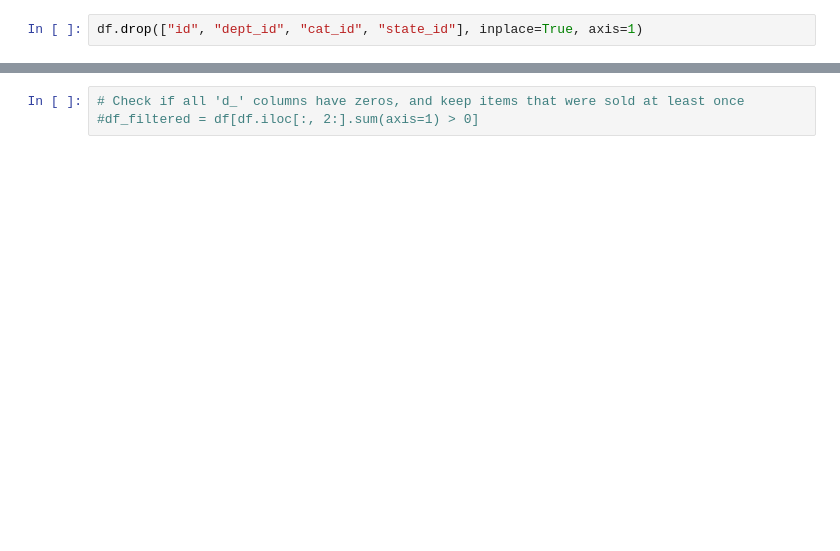
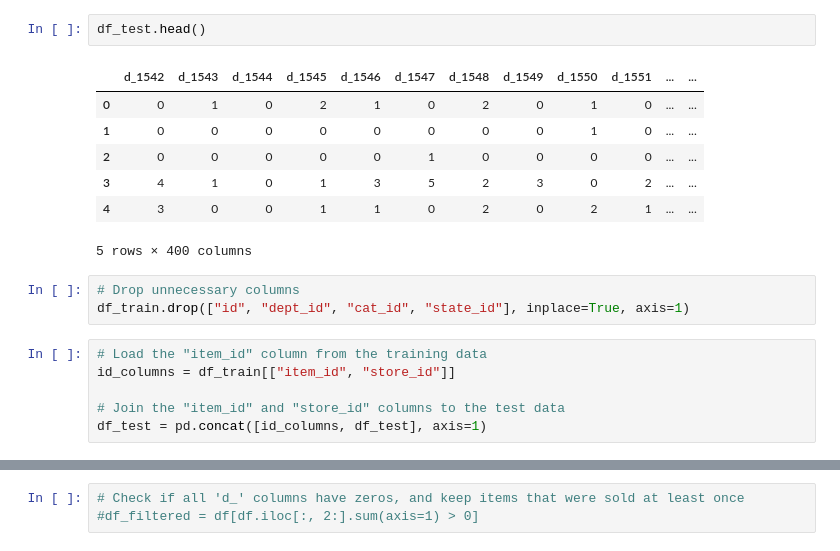
Before and after one commit to Kritz23/adv_mla_at2, a Jupyter notebook: notebooks/predictive/dhawale_kritika-24587661-sgd_pipeline.ipynb, the cells around one changed output, grey strips where cells are left out. Cells and saved outputs as stored; diff of their text form; blank space fills up the shorter version.

```diff
--- a/notebooks/predictive/dhawale_kritika-24587661-sgd_pipeline.ipynb
+++ b/notebooks/predictive/dhawale_kritika-24587661-sgd_pipeline.ipynb
@@ -10,2 +25,19 @@ df.shape
+# %%
+df_test.head()
+# %% [output]
+|  | d_1542 | d_1543 | d_1544 | d_1545 | d_1546 | d_1547 | d_1548 | d_1549 | d_1550 | d_1551 | ... | ... |
+| 0 | 0 | 1 | 0 | 2 | 1 | 0 | 2 | 0 | 1 | 0 | ... | ... |
+| 1 | 0 | 0 | 0 | 0 | 0 | 0 | 0 | 0 | 1 | 0 | ... | ... |
+| 2 | 0 | 0 | 0 | 0 | 0 | 1 | 0 | 0 | 0 | 0 | ... | ... |
+| 3 | 4 | 1 | 0 | 1 | 3 | 5 | 2 | 3 | 0 | 2 | ... | ... |
+| 4 | 3 | 0 | 0 | 1 | 1 | 0 | 2 | 0 | 2 | 1 | ... | ... |
+5 rows × 400 columns
 # %%
-df.drop(["id", "dept_id", "cat_id", "state_id"], inplace=True, axis=1)
+# Drop unnecessary columns
+df_train.drop(["id", "dept_id", "cat_id", "state_id"], inplace=True, axis=1)
+# %%
+# Load the "item_id" column from the training data
+id_columns = df_train[["item_id", "store_id"]]
+
+# Join the "item_id" and "store_id" columns to the test data
+df_test = pd.concat([id_columns, df_test], axis=1)
```
Also changed, not shown: parts of 57 cells of this notebook, 6 other files.
